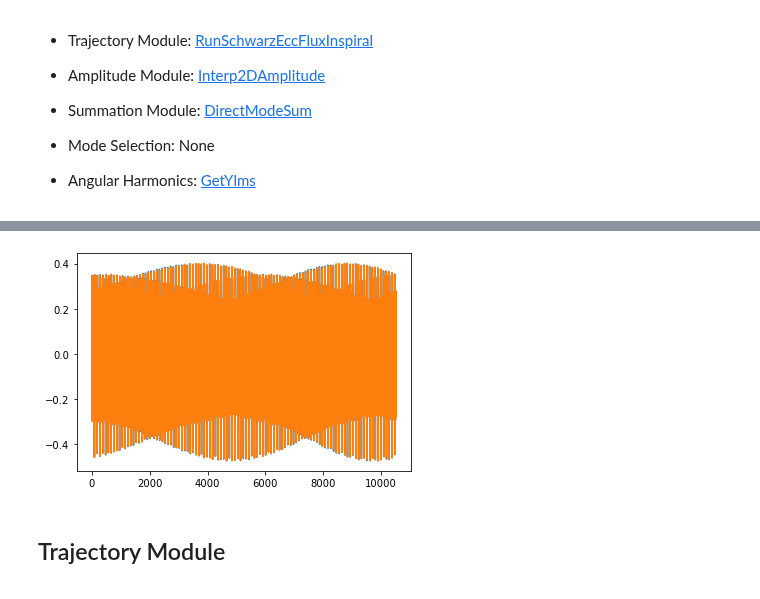
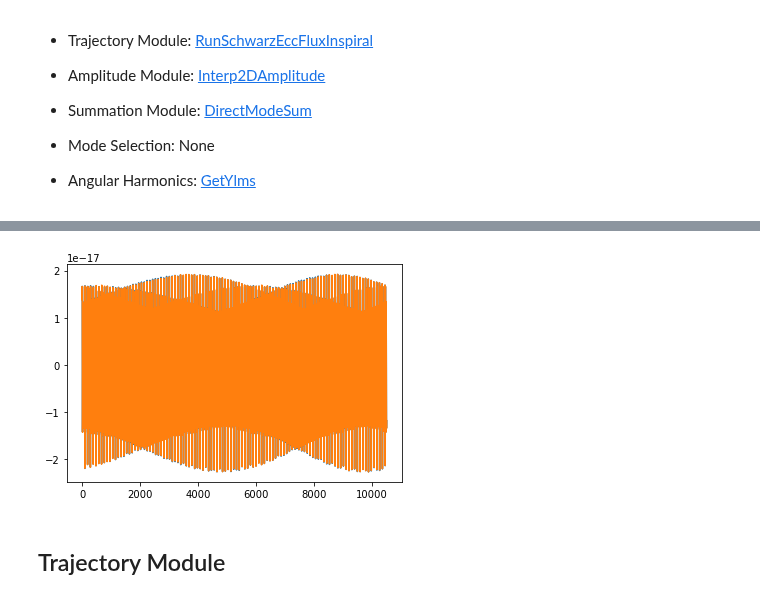
Before and after one commit to BlackHolePerturbationToolkit/FastEMRIWaveforms, a Jupyter notebook: docs/doctrees/nbsphinx/tutorial/FastEMRIWaveforms_tutorial.ipynb, the cells around one changed output, grey strips where cells are left out. Cells and saved outputs as stored; diff of their text form; code cells hidden in the pictures.

```diff
--- a/docs/doctrees/nbsphinx/tutorial/FastEMRIWaveforms_tutorial.ipynb
+++ b/docs/doctrees/nbsphinx/tutorial/FastEMRIWaveforms_tutorial.ipynb
@@ -213,11 +215,12 @@ p0 = 8.0
 e0 = 0.2
 theta = np.pi/3  # polar viewing angle
 phi = np.pi/4  # azimuthal viewing angle
+dist = 1.0  # distance in Gpc
 batch_size = int(1e4)
 
-slow_wave = slow(M, mu, p0, e0, theta, phi, T=T, dt=dt, batch_size=batch_size, mode_selection='all')
+slow_wave = slow(M, mu, p0, e0, theta, phi, dist, T=T, dt=dt, batch_size=batch_size, mode_selection='all')
 # %%
-fast_wave = few(M, mu, p0, e0, theta, phi, T=T, dt=dt)
+fast_wave = few(M, mu, p0, e0, theta, phi, dist, T=T, dt=dt)
 
 plt.plot(slow_wave.real)
 plt.plot(fast_wave.real)
@@ -229,4 +232,4 @@ Mismatch: 2.3090363905464706e-05
-[figure, old version]
+[figure, new version]
 # %% [markdown]
 ## Trajectory Module
 # %% [markdown]
```
Also changed, not shown: parts of 8 cells of this notebook, 36 other files.
